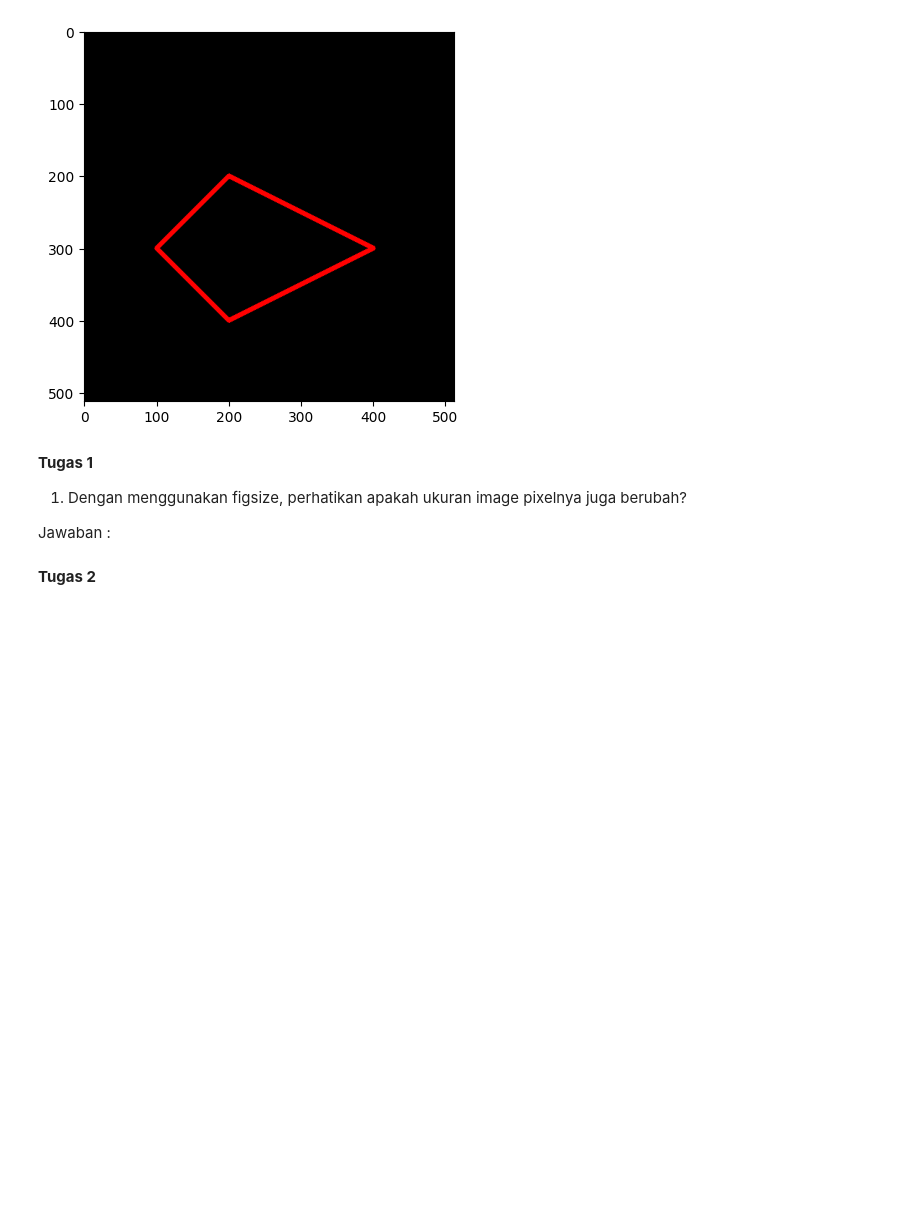
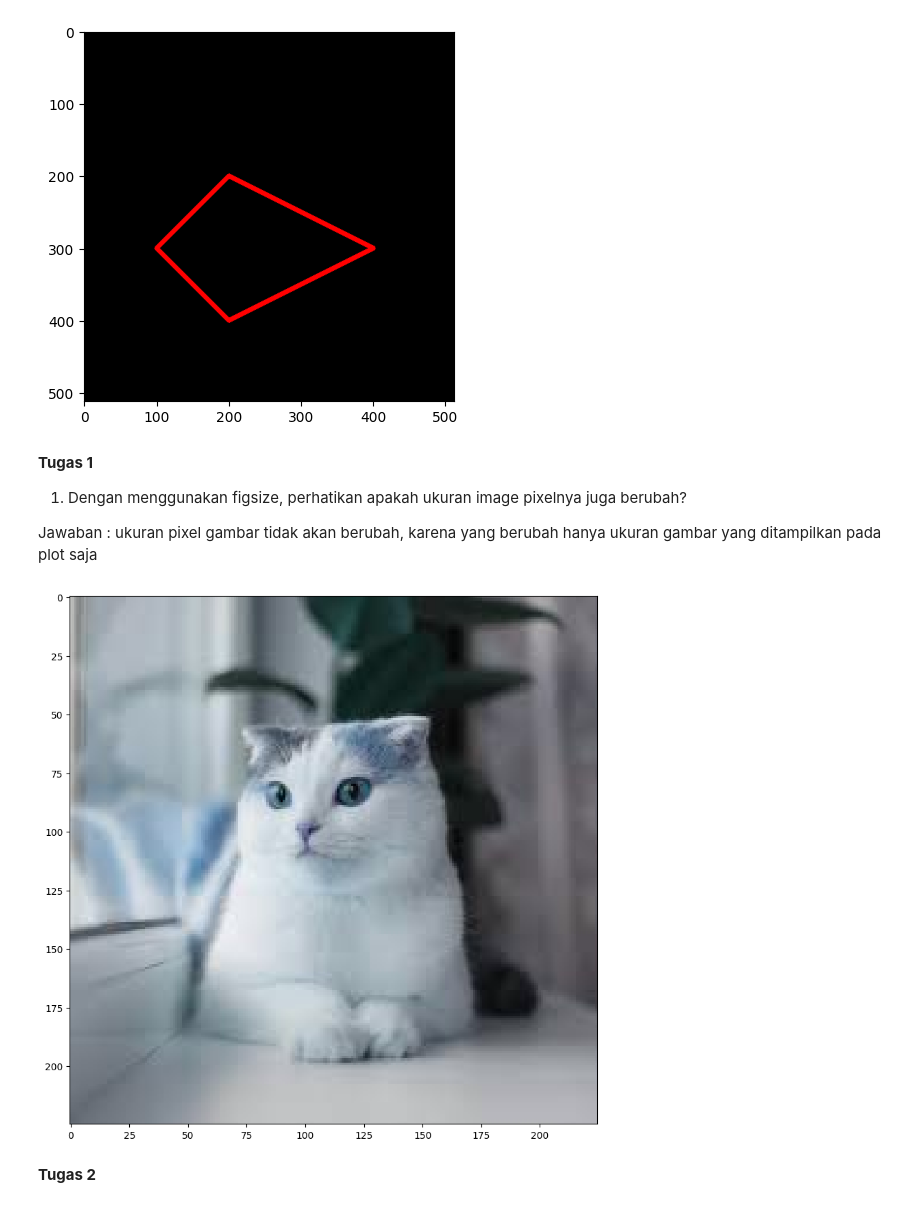
Before and after one commit to muakjabraz/pcvk_2025, a Jupyter notebook: Week2.ipynb, the cells around one changed output. Saved outputs shown, nothing was run; the diff lists cells and outputs as text; code cells hidden in the pictures; blank space fills up the shorter version.

```diff
--- a/Week2.ipynb
+++ b/Week2.ipynb
@@ -134,7 +134,13 @@ plt.imshow(black_img2)
 
 1.   Dengan menggunakan figsize, perhatikan apakah ukuran image pixelnya juga berubah?
 
-Jawaban :
+Jawaban :  ukuran pixel gambar tidak akan berubah, karena yang berubah hanya ukuran gambar yang ditampilkan pada plot saja
+# %%
+plt.figure(figsize=(10, 10))  # Mengatur ukuran tampilan gambar menjadi 10x10 inci
+plt.imshow(img)
+plt.show()
+# %% [output]
+[figure, added]
 # %% [markdown]
 **Tugas 2**
 # %%
```
Also changed, not shown: parts of 4 cells of this notebook.
